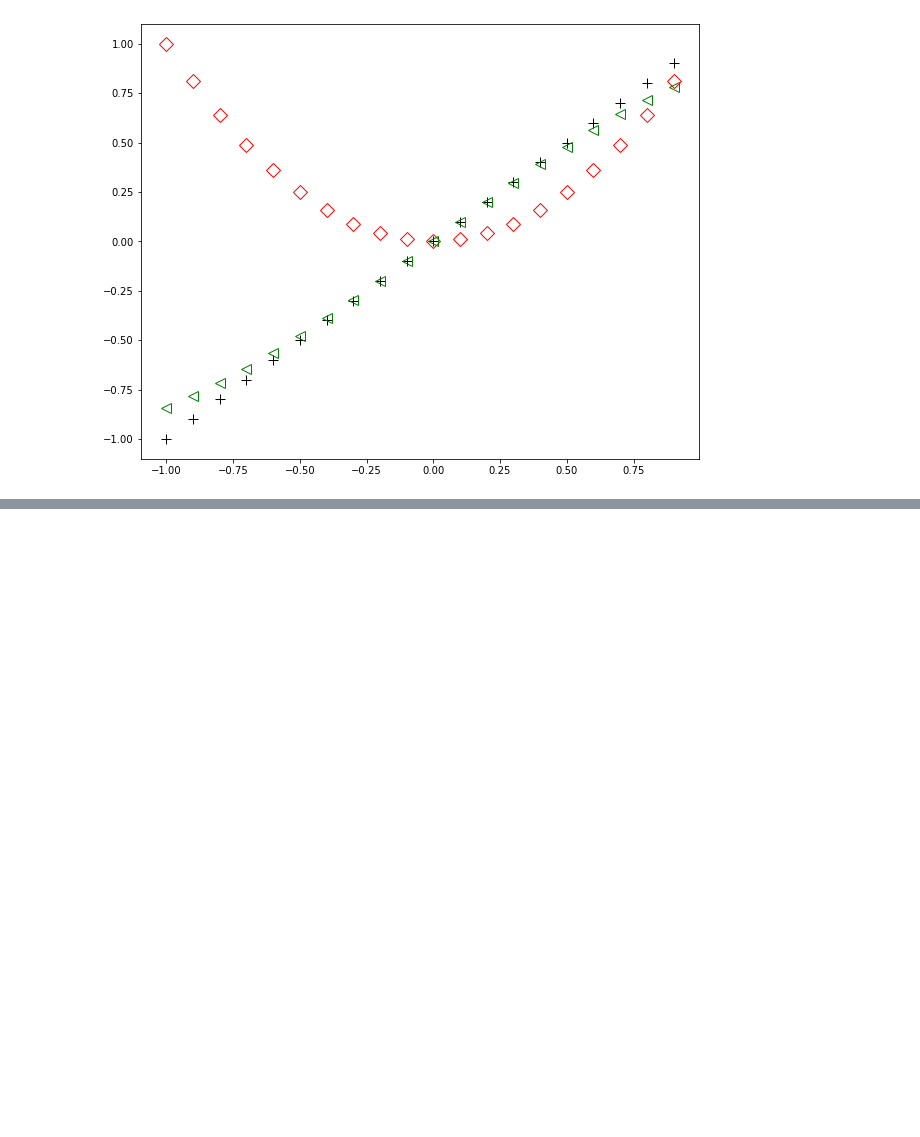
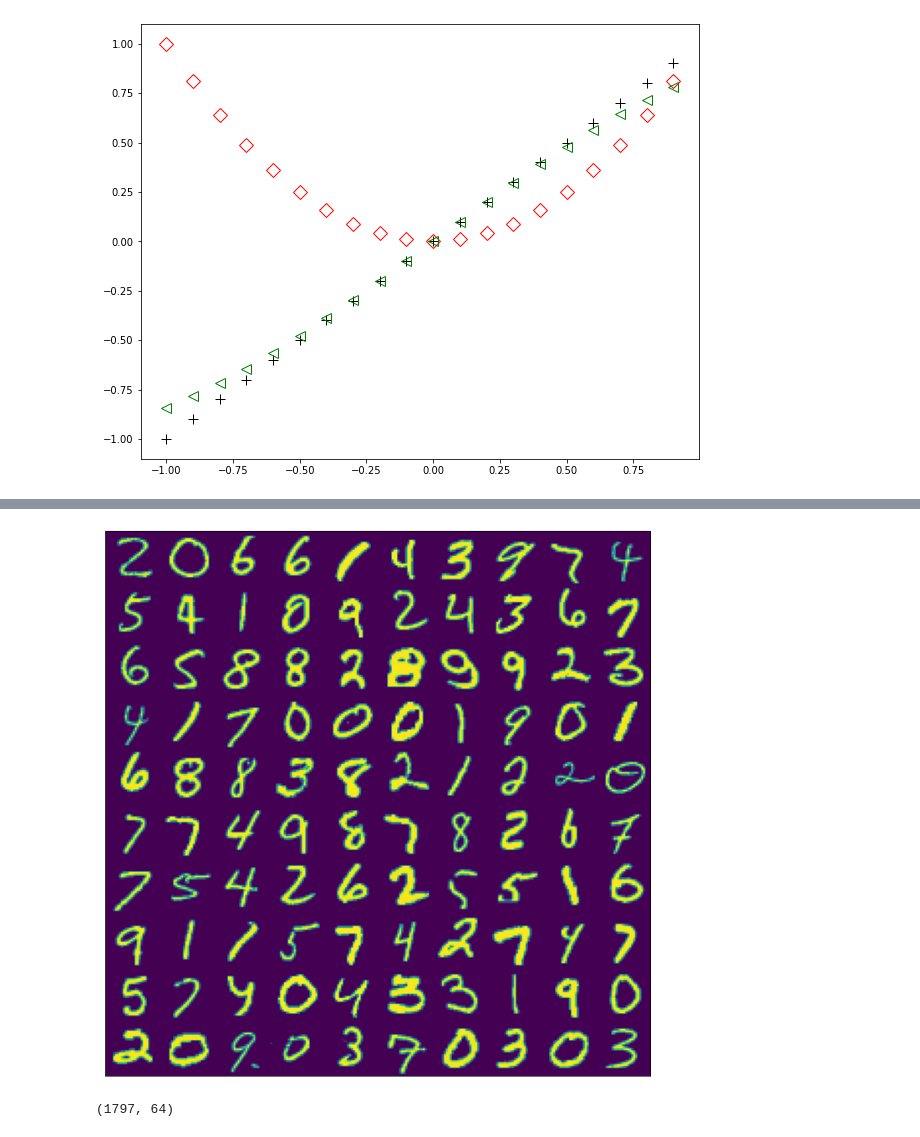
Before and after one commit to cktears/kaggle_digit-recognizer, a Jupyter notebook: digit-recognizer.ipynb, the cells around one changed output, grey strips where cells are left out. Cells and saved outputs as stored; diff of their text form; code cells hidden in the pictures; blank space fills up the shorter version.

```diff
--- a/digit-recognizer.ipynb
+++ b/digit-recognizer.ipynb
@@ -188,0 +216,15 @@ plt.show()
+# %%
+def plotdataset(data, arraysize):
+    plt.figure(figsize=(12,12))
+    plt.xlim(0,arraysize)
+    plt.ylim(0,arraysize)
+    plt.xticks([])
+    plt.yticks([])
+
+    for i in range(0,arraysize):
+        for j in range(0,arraysize):
+            plt.imshow(data[i*arraysize+j],extent=(j,j+1,i,i+1))
+
+plotdataset(test_data,10)
+# %% [output]
+[figure, added]
@@ -188,0 +235,4 @@ plt.show()
+# %%
+digits['data'].shape
+# %% [output]
+(1797, 64)
```
Also changed, not shown: parts of 11 cells of this notebook.
